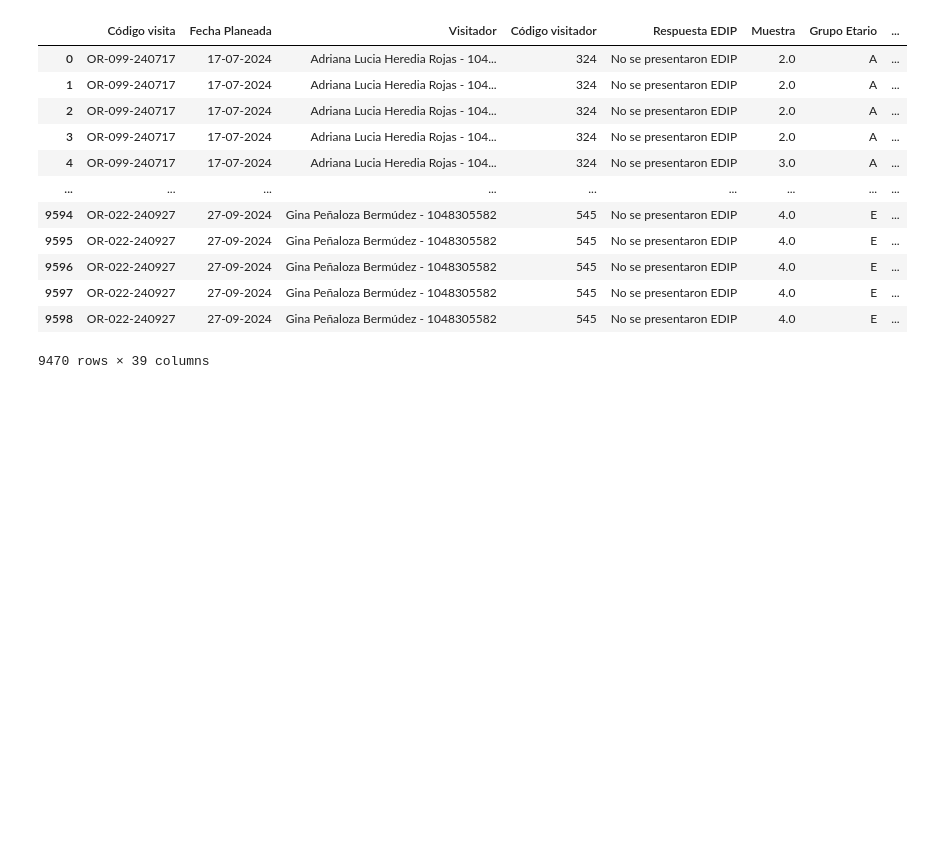
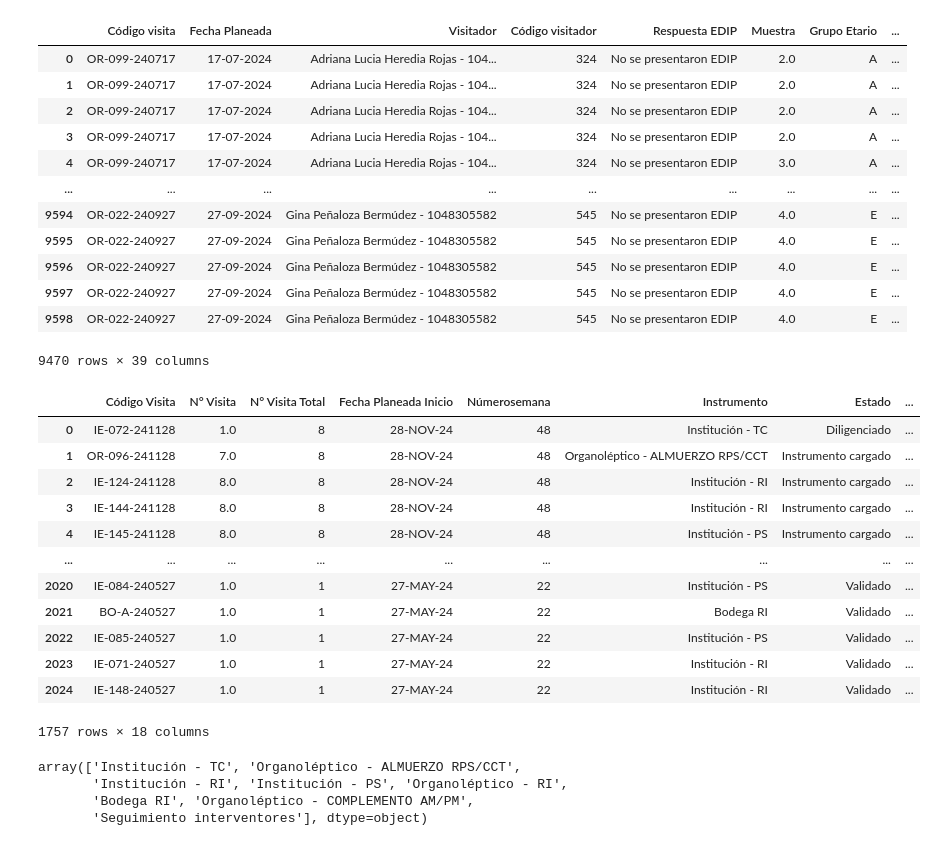
Before and after one commit to ComancheMario/Python-, a Jupyter notebook: PAE_Interventoria/2024-I/Untitled-1.ipynb, the cells around one changed output. Drawn from its saved outputs; the diff is of its cells as text; code cells hidden in the pictures; blank space fills up the shorter version.

```diff
--- a/PAE_Interventoria/2024-I/Untitled-1.ipynb
+++ b/PAE_Interventoria/2024-I/Untitled-1.ipynb
@@ -234,3 +234,36 @@ df_OR
 | 9597 | OR-022-240927 | 27-09-2024 | Gina Peñaloza Bermúdez - 1048305582 | 545 | No se presentaron EDIP | 4.0 | E | ... |
 | 9598 | OR-022-240927 | 27-09-2024 | Gina Peñaloza Bermúdez - 1048305582 | 545 | No se presentaron EDIP | 4.0 | E | ... |
 9470 rows × 39 columns
+# %%
+import pandas as pd
+
+
+data = pd.read_csv('Planeación.csv', encoding='latin-1', sep= ';')
+
+df = pd.DataFrame(data)
+df = df[df['Estado'] != 'Cancelada']
+df = df[df['Instrumento'] != 'Vehículo RI ']
+df
+# Convertir la columna de fecha a tipo datetime
+#df['Fecha Planeada Inicio'] = pd.to_datetime(df['Fecha Planeada Inicio'], format='%d-%b-%y', dayfirst=True)
+# %% [output]
+|  | Código Visita | N° Visita | N° Visita Total | Fecha Planeada Inicio | Númerosemana | Instrumento | Estado | ... |
+| 0 | IE-072-241128 | 1.0 | 8 | 28-NOV-24 | 48 | Institución - TC | Diligenciado | ... |
+| 1 | OR-096-241128 | 7.0 | 8 | 28-NOV-24 | 48 | Organoléptico - ALMUERZO RPS/CCT | Instrumento cargado | ... |
+| 2 | IE-124-241128 | 8.0 | 8 | 28-NOV-24 | 48 | Institución - RI | Instrumento cargado | ... |
+| 3 | IE-144-241128 | 8.0 | 8 | 28-NOV-24 | 48 | Institución - RI | Instrumento cargado | ... |
+| 4 | IE-145-241128 | 8.0 | 8 | 28-NOV-24 | 48 | Institución - PS | Instrumento cargado | ... |
+| ... | ... | ... | ... | ... | ... | ... | ... | ... |
+| 2020 | IE-084-240527 | 1.0 | 1 | 27-MAY-24 | 22 | Institución - PS | Validado | ... |
+| 2021 | BO-A-240527 | 1.0 | 1 | 27-MAY-24 | 22 | Bodega RI | Validado | ... |
+| 2022 | IE-085-240527 | 1.0 | 1 | 27-MAY-24 | 22 | Institución - PS | Validado | ... |
+| 2023 | IE-071-240527 | 1.0 | 1 | 27-MAY-24 | 22 | Institución - RI | Validado | ... |
+| 2024 | IE-148-240527 | 1.0 | 1 | 27-MAY-24 | 22 | Institución - RI | Validado | ... |
+1757 rows × 18 columns
+# %%
+df['Instrumento'].unique()
+# %% [output]
+array(['Institución - TC', 'Organoléptico - ALMUERZO RPS/CCT',
+       'Institución - RI', 'Institución - PS', 'Organoléptico - RI',
+       'Bodega RI', 'Organoléptico - COMPLEMENTO AM/PM',
+       'Seguimiento interventores'], dtype=object)
```
Also changed, not shown: parts of 11 cells of this notebook, 11 other files.
